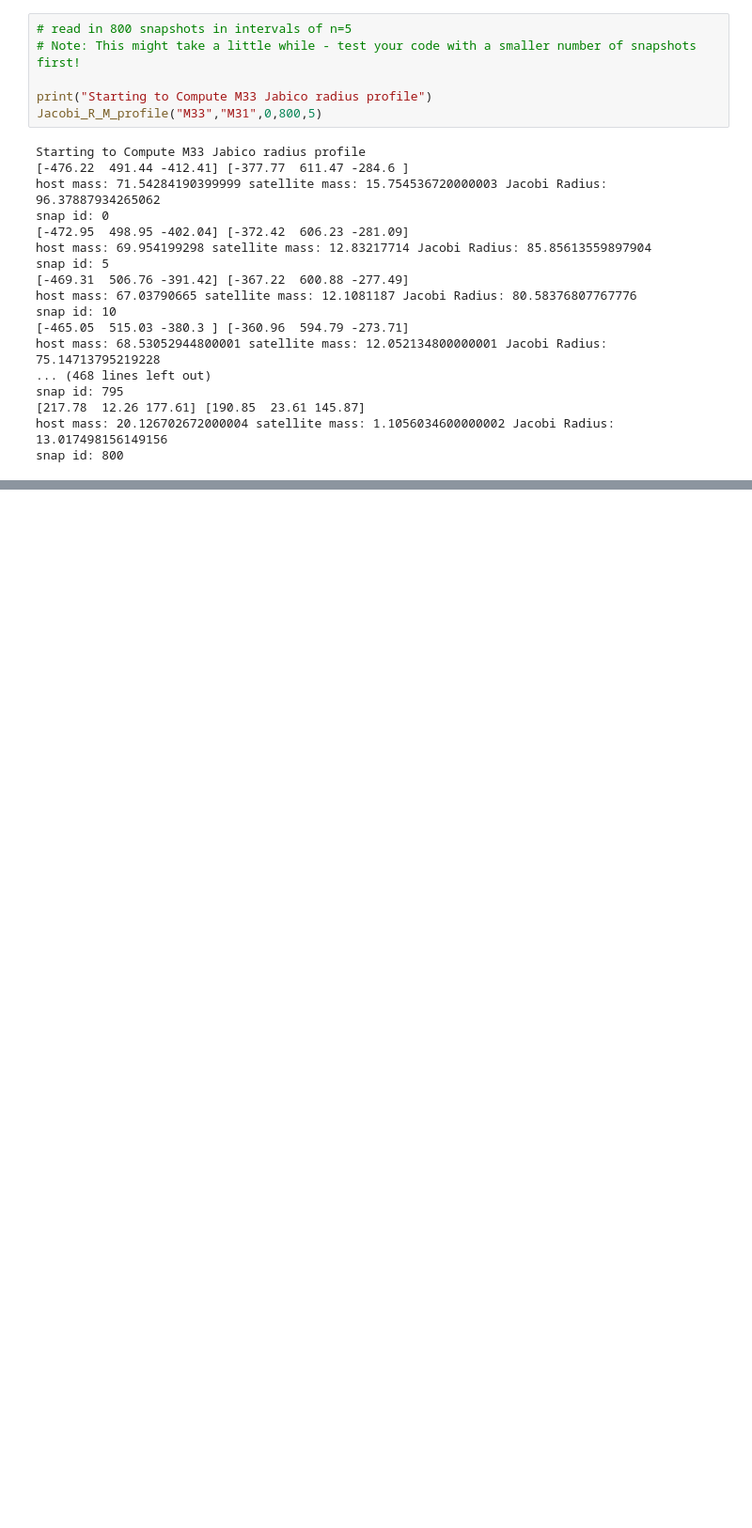
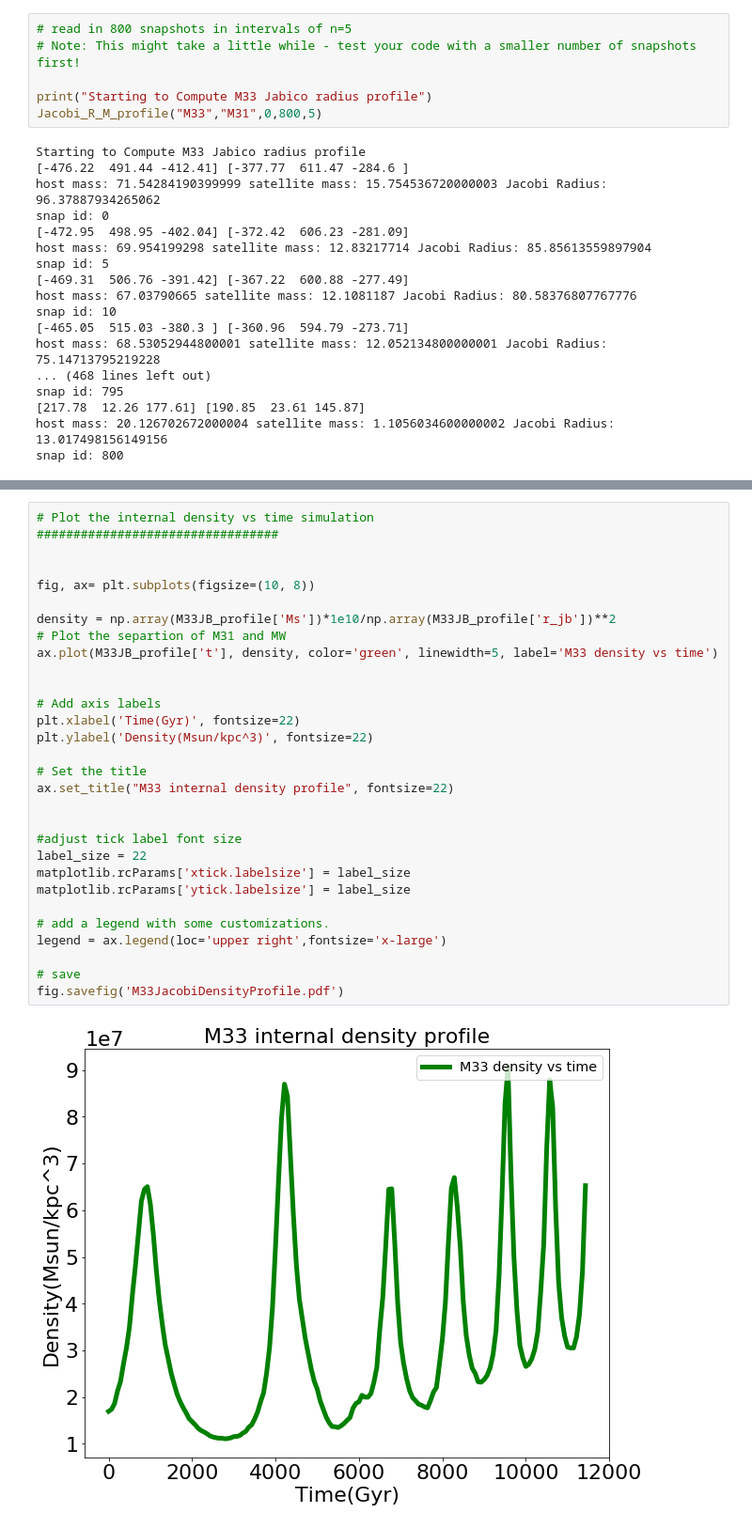
Before and after one commit to 400BChen/400B_Chen, a Jupyter notebook: Research_Assignment_Project/RA3/RA3.ipynb, the cells around one changed output, grey strips where cells are left out. Shown: that part at 94% size. Saved outputs shown, nothing was run; the diff lists cells and outputs as text; blank space fills up the shorter version.

```diff
--- a/Research_Assignment_Project/RA3/RA3.ipynb
+++ b/Research_Assignment_Project/RA3/RA3.ipynb
@@ -156,0 +276,32 @@ snap id: 800
+# %%
+# Plot the internal density vs time simulation
+#################################
+
+
+fig, ax= plt.subplots(figsize=(10, 8))
+
+density = np.array(M33JB_profile['Ms'])*1e10/np.array(M33JB_profile['r_jb'])**2
+# Plot the separtion of M31 and MW
+ax.plot(M33JB_profile['t'], density, color='green', linewidth=5, label='M33 density vs time')
+
+
+# Add axis labels
+plt.xlabel('Time(Gyr)', fontsize=22)
+plt.ylabel('Density(Msun/kpc^3)', fontsize=22)
+
+# Set the title
+ax.set_title("M33 internal density profile", fontsize=22)
+
+
+#adjust tick label font size
+label_size = 22
+matplotlib.rcParams['xtick.labelsize'] = label_size
+matplotlib.rcParams['ytick.labelsize'] = label_size
+
+# add a legend with some customizations.
+legend = ax.legend(loc='upper right',fontsize='x-large')
+
+# save
+fig.savefig('M33JacobiDensityProfile.pdf')
+# %% [output]
+[figure, added]
```
Also changed, not shown: parts of 7 cells of this notebook, 4 other files.
